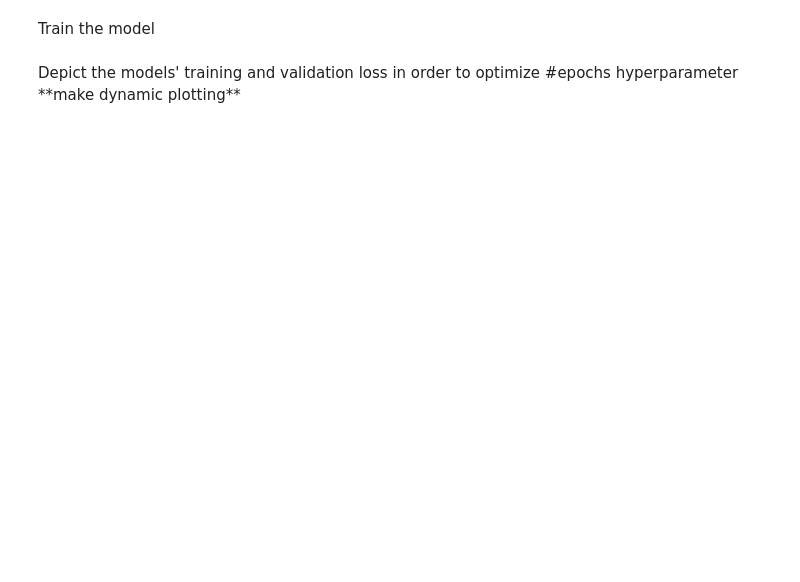
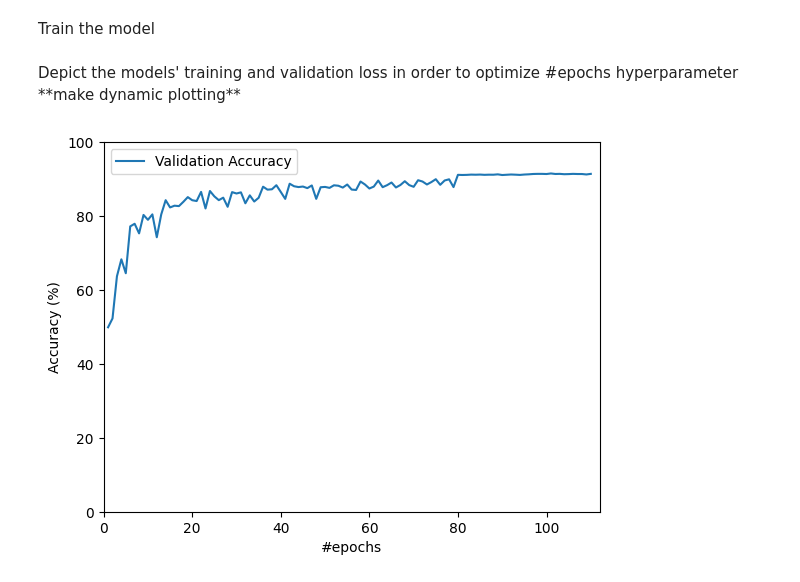
Before and after one commit to tkbharadwaj/vggnet, a Jupyter notebook: VGG.ipynb, the cells around one changed output. Cells and saved outputs as stored; diff of their text form; code cells hidden in the pictures; blank space fills up the shorter version.

Commit message:
Precomputed Outputs, updated hyperparams, accuracy and loss plots

```diff
--- a/VGG.ipynb
+++ b/VGG.ipynb
@@ -166,11 +189,11 @@ plt.ylabel("Accuracy (%)")
 Train the model
 # %%
 plt.show()
-num_epochs = 30
+num_epochs = 110
 count = 1
 count2 = 0
 learning_rate = .01
-decay_after_epochs = [50, 20, 10]
+decay_after_epochs = [80, 20, 12]
 model = VGG().to(device)
 wd = 5*10**(-4) #from original paper
 criterion = nn.CrossEntropyLoss()
@@ -185,7 +208,7 @@ with trange(1, num_epochs+1) as t:
       model.train()
       #learning rate decay ** make into function
       if count % decay_after_epochs[count2] == 0:
-        learning_rate_decay(model, optimizer, 1)
+        learning_rate_decay(model, optimizer, .1)
         count = 0
         count2 = count2 + 1
       count += 1
@@ -239,6 +262,21 @@ with trange(1, num_epochs+1) as t:
         accuracy_history.append(acc)
 # %% [markdown]
 Depict the models' training and validation loss in order to optimize #epochs hyperparameter \*\*make dynamic plotting\*\*
+# %%
+plt.ylim([0, 100])
+plt.xlim([0, num_epochs+2])
+plt.xlabel("#epochs")
+plt.ylabel("Accuracy (%)")
+#print(train_loss_history)
+plt.plot(x, accuracy_history, label = "Validation Accuracy")
+
+#print(vali_loss_history)
+#plt.plot(x, vali_loss_history, label = "Validation")
+
+plt.legend()
+plt.show()
+# %% [output]
+[figure, added]
 # %%
 plt.ylim([0, 2.5])
 plt.xlim([0, num_epochs+2])
```
Also changed, not shown: parts of 3 cells of this notebook.
